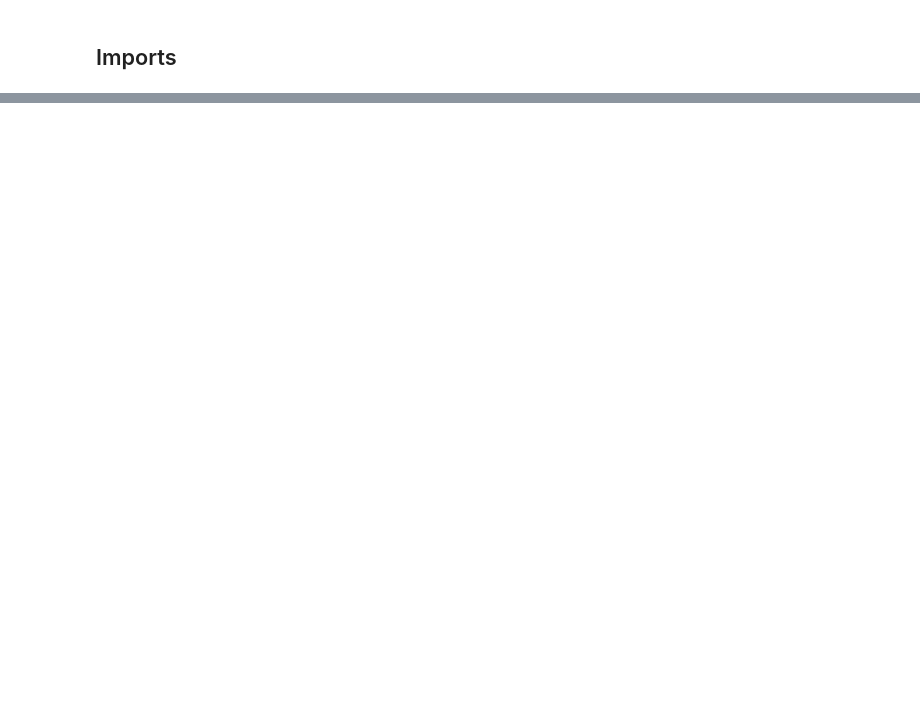
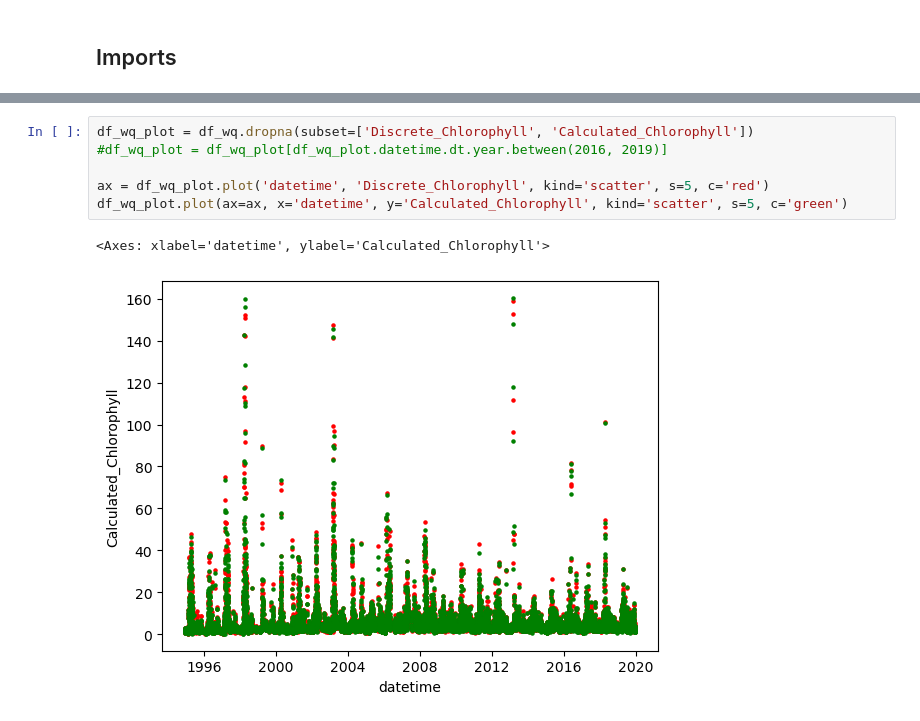
Before and after one commit to AlekWithK/PetersonFlowThrough, a Jupyter notebook: regression.ipynb, the cells around one changed output, grey strips where cells are left out. Drawn from its saved outputs; the diff is of its cells as text; blank space fills up the shorter version.

```diff
--- a/regression.ipynb
+++ b/regression.ipynb
@@ -48,0 +79,9 @@ display(df_temp.head())
+# %%
+df_wq_plot = df_wq.dropna(subset=['Discrete_Chlorophyll', 'Calculated_Chlorophyll'])
+#df_wq_plot = df_wq_plot[df_wq_plot.datetime.dt.year.between(2016, 2019)]
+
+ax = df_wq_plot.plot('datetime', 'Discrete_Chlorophyll', kind='scatter', s=5, c='red')
+df_wq_plot.plot(ax=ax, x='datetime', y='Calculated_Chlorophyll', kind='scatter', s=5, c='green')
+# %% [output]
+<Axes: xlabel='datetime', ylabel='Calculated_Chlorophyll'>
+[figure, added]
```
Also changed, not shown: parts of 11 cells of this notebook, 2 other files.
